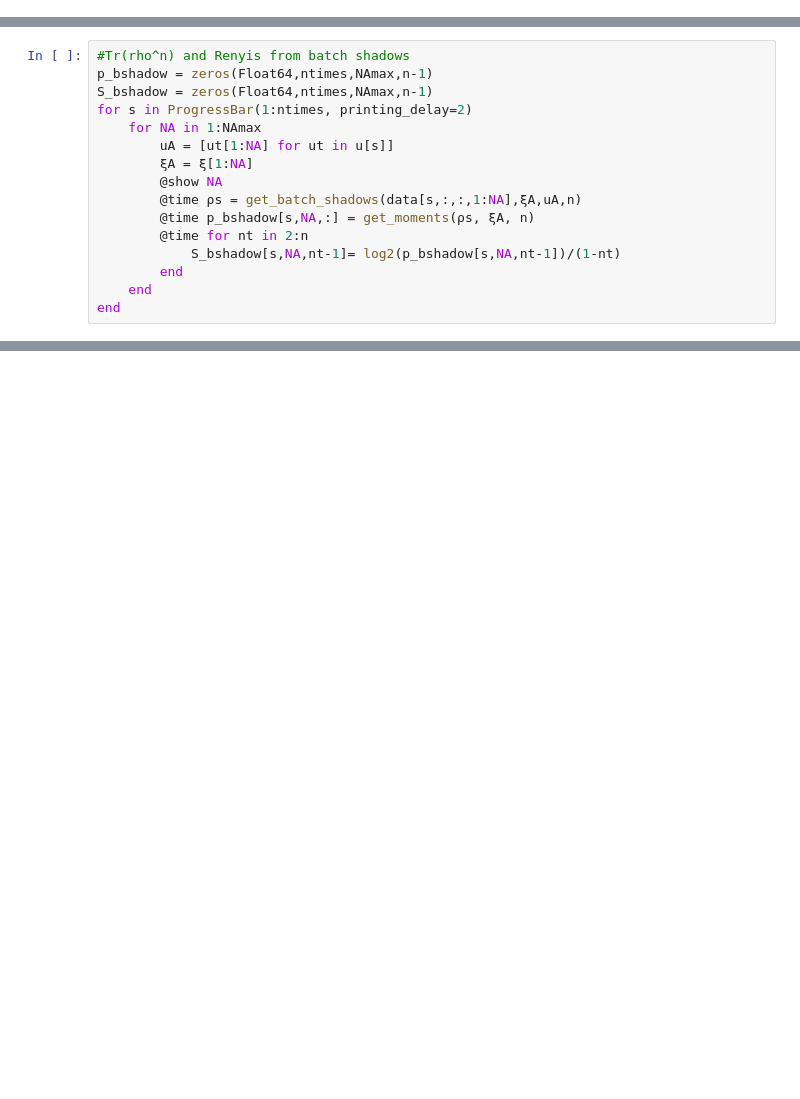
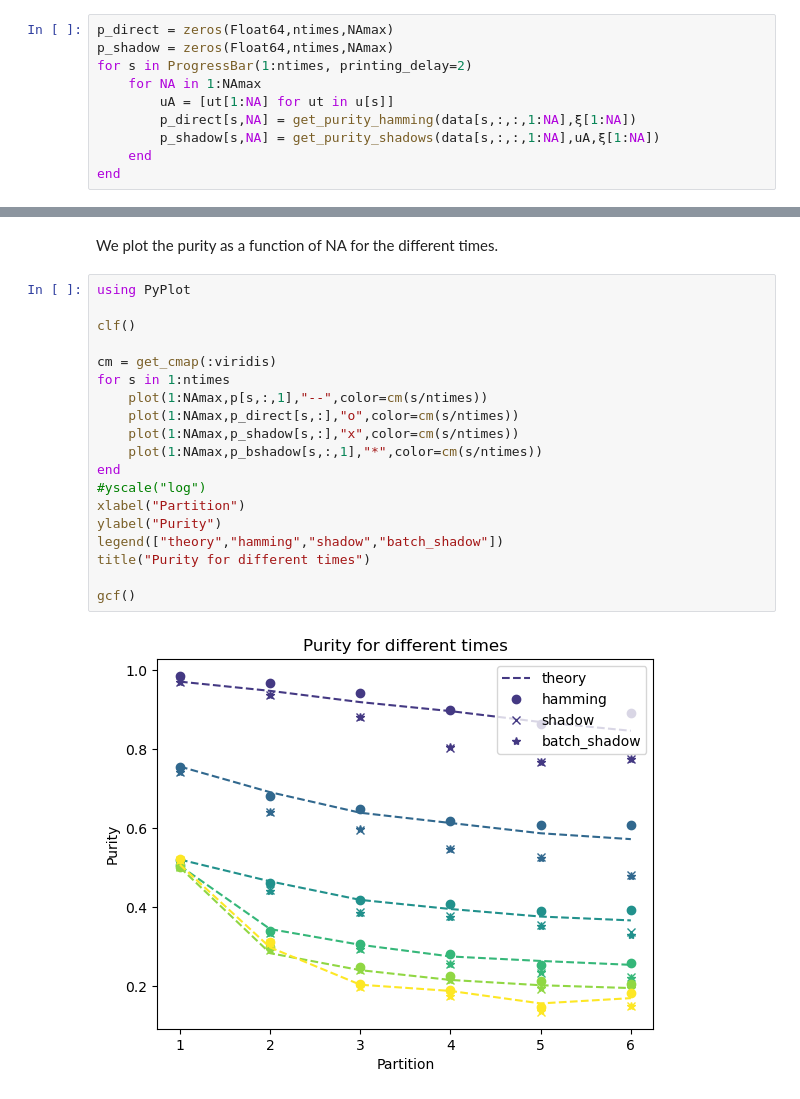
Before and after one commit to bvermersch/RandomMeas.jl, a Jupyter notebook: examples/BrydgesScience2019.ipynb, the cells around one changed output, grey strips where cells are left out. Cells and saved outputs as stored; diff of their text form; blank space fills up the shorter version.

```diff
--- a/examples/BrydgesScience2019.ipynb
+++ b/examples/BrydgesScience2019.ipynb
@@ -22,0 +42,10 @@ NAmax = 8;
+# %%
+p_direct = zeros(Float64,ntimes,NAmax)
+p_shadow = zeros(Float64,ntimes,NAmax)
+for s in ProgressBar(1:ntimes, printing_delay=2)
+    for NA in 1:NAmax
+        uA = [ut[1:NA] for ut in u[s]]
+        p_direct[s,NA] = get_purity_hamming(data[s,:,:,1:NA],ξ[1:NA])
+        p_shadow[s,NA] = get_purity_shadows(data[s,:,:,1:NA],uA,ξ[1:NA])
+    end
+end
@@ -84,16 +101,0 @@ end
-# %%
-#Tr(rho^n) and Renyis from batch shadows
-p_bshadow = zeros(Float64,ntimes,NAmax,n-1)
-S_bshadow = zeros(Float64,ntimes,NAmax,n-1)
-for s in ProgressBar(1:ntimes, printing_delay=2)
-    for NA in 1:NAmax
-        uA = [ut[1:NA] for ut in u[s]]
-        ξA = ξ[1:NA]
-        @show NA
-        @time ρs = get_batch_shadows(data[s,:,:,1:NA],ξA,uA,n)
-        @time p_bshadow[s,NA,:] = get_moments(ρs, ξA, n)
-        @time for nt in 2:n
-            S_bshadow[s,NA,nt-1]= log2(p_bshadow[s,NA,nt-1])/(1-nt)
-        end
-    end
-end
@@ -204,0 +102,23 @@ NA = 8
+# %% [markdown]
+We plot the purity as a function of NA for the different times.
+# %%
+using PyPlot
+
+clf()
+
+cm = get_cmap(:viridis)
+for s in 1:ntimes
+    plot(1:NAmax,p[s,:,1],"--",color=cm(s/ntimes))
+    plot(1:NAmax,p_direct[s,:],"o",color=cm(s/ntimes))
+    plot(1:NAmax,p_shadow[s,:],"x",color=cm(s/ntimes))
+    plot(1:NAmax,p_bshadow[s,:,1],"*",color=cm(s/ntimes))
+end
+#yscale("log")
+xlabel("Partition")
+ylabel("Purity")
+legend(["theory","hamming","shadow","batch_shadow"])
+title("Purity for different times")
+
+gcf()
+# %% [output]
+[figure, added]
```
Also changed, not shown: parts of 23 cells of this notebook, 1 other file.
